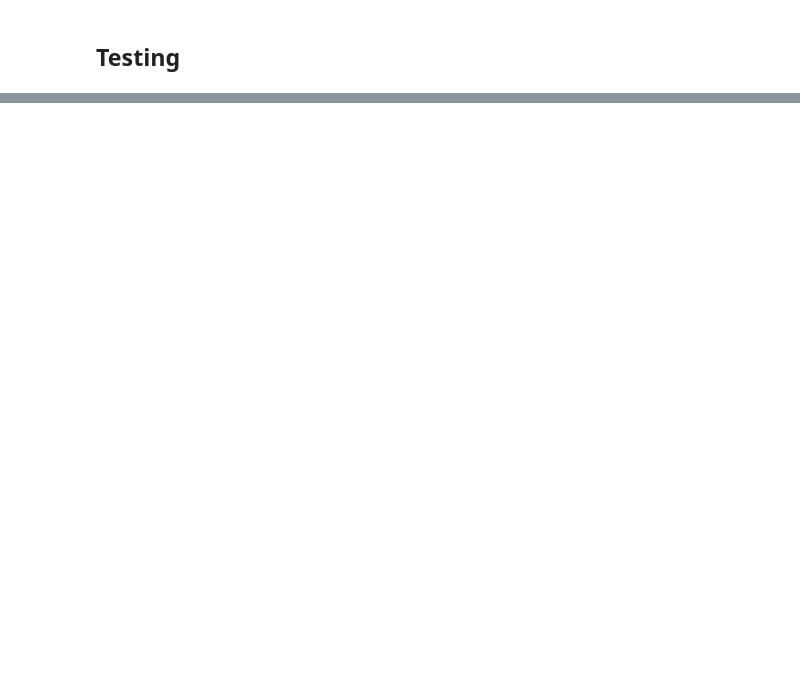
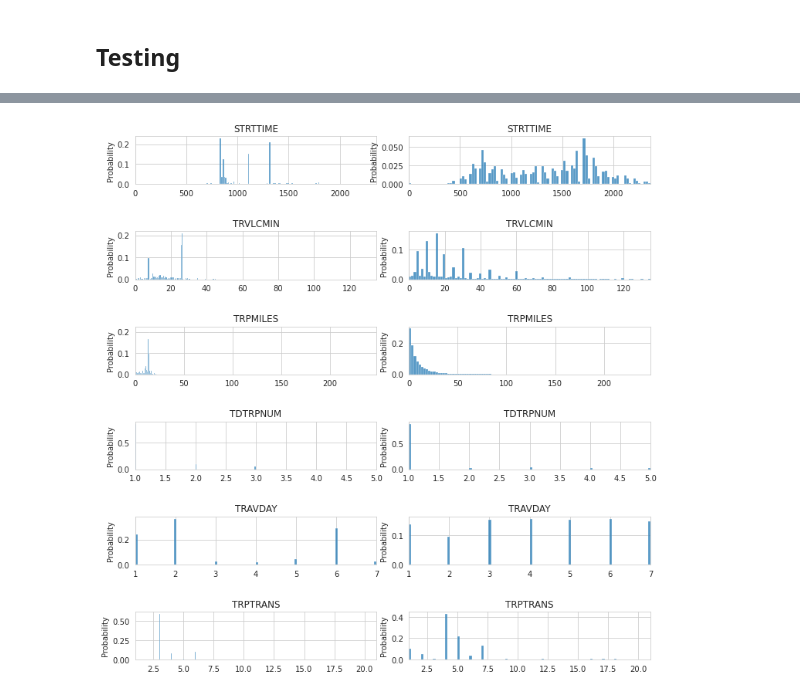
Before and after one commit to zackAemmer/generative_synthesis, a Jupyter notebook: trip_synthesizer.ipynb, the cells around one changed output, grey strips where cells are left out. Saved outputs shown, nothing was run; the diff lists cells and outputs as text; code cells hidden in the pictures; blank space fills up the shorter version.

```diff
--- a/trip_synthesizer.ipynb
+++ b/trip_synthesizer.ipynb
@@ -520,0 +428,30 @@ for col_idx in range(CAT_IDX, MANIFEST_DIM):
+# %%
+# Use inverse scaler to reverse the normalization for numerical variables
+synthetic_chains[:,:CAT_IDX] = scaler_train.inverse_transform(synthetic_chains[:,:CAT_IDX])
+results_df = pd.DataFrame(synthetic_chains[:,:CAT_IDX])
+
+# Start the results df with the numerical vars
+results_df = pd.DataFrame(synthetic_chains[:,:CAT_IDX])
+train_df = pd.DataFrame(train_data_df.values[:,:CAT_IDX+1])
+
+# Use argmax to reverse the ohe encoding for categorical variables, add them to the results df
+cat_results = []
+current = CAT_IDX
+for i, var_length in enumerate(CAT_LENGTHS):
+    result = np.argmax(synthetic_chains[:,current:current+var_length], axis=1)+1
+    results_df[f'cat_var_{i}'] = result
+    current = current+var_length
+# Add back chainids
+results_df.insert(0, 'CHAINID', synthetic_chains[:,-1])
+
+# Repeat for test data
+cat_results = []
+current = CAT_IDX
+for i, var_length in enumerate(CAT_LENGTHS):
+    result = np.argmax(train_data_df.values[:,current:current+var_length], axis=1)+1
+    train_df[f'cat_var_{i}'] = result
+    current = current+var_length
+
+# Give the variables their manifest names back and display
+results_df.columns = VAR_NAMES
+train_df.columns = VAR_NAMES
@@ -520,0 +490,14 @@ for col_idx in range(CAT_IDX, MANIFEST_DIM):
+# %%
+# Check the numerical variables for outliers
+fig, axes = plt.subplots(nrows=len(VAR_NAMES)-1, ncols=2, figsize=(10,10))
+fig.tight_layout(h_pad=4)
+
+for i, col in enumerate(VAR_NAMES[1:]):
+    sns.histplot(results_df[col], ax=axes[i,0], stat='probability', bins=100).set(xlim=(min(train_df[col]),max(train_df[col])))
+    axes[i,0].set_title(col)
+    axes[i,0].set_xlabel(None)
+    sns.histplot(train_df[col], ax=axes[i,1], stat='probability', bins=100).set(xlim=(min(train_df[col]),max(train_df[col])))
+    axes[i,1].set_title(col)
+    axes[i,1].set_xlabel(None)
+# %% [output]
+[figure, added]
```
Also changed, not shown: parts of 27 cells of this notebook, 3 other files.
